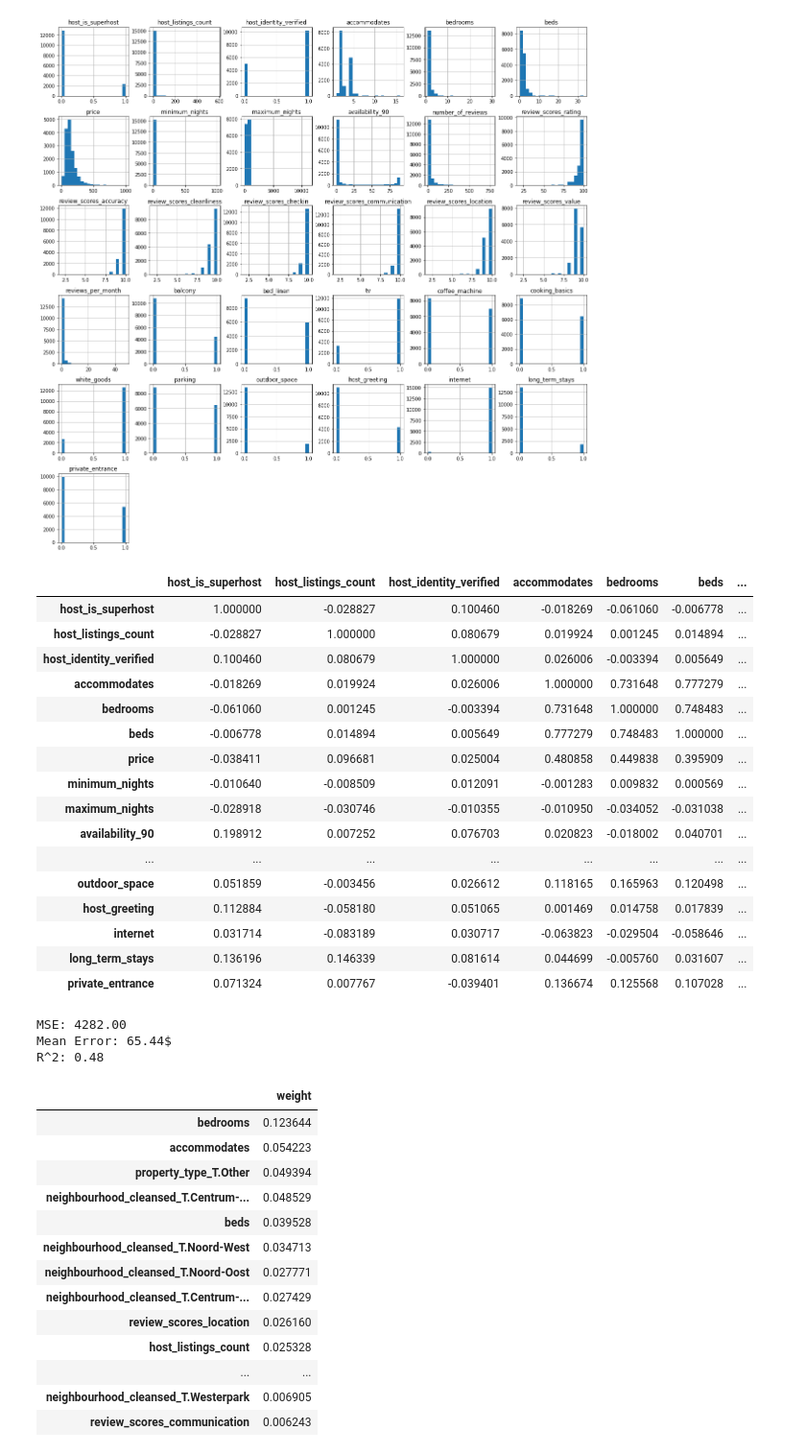
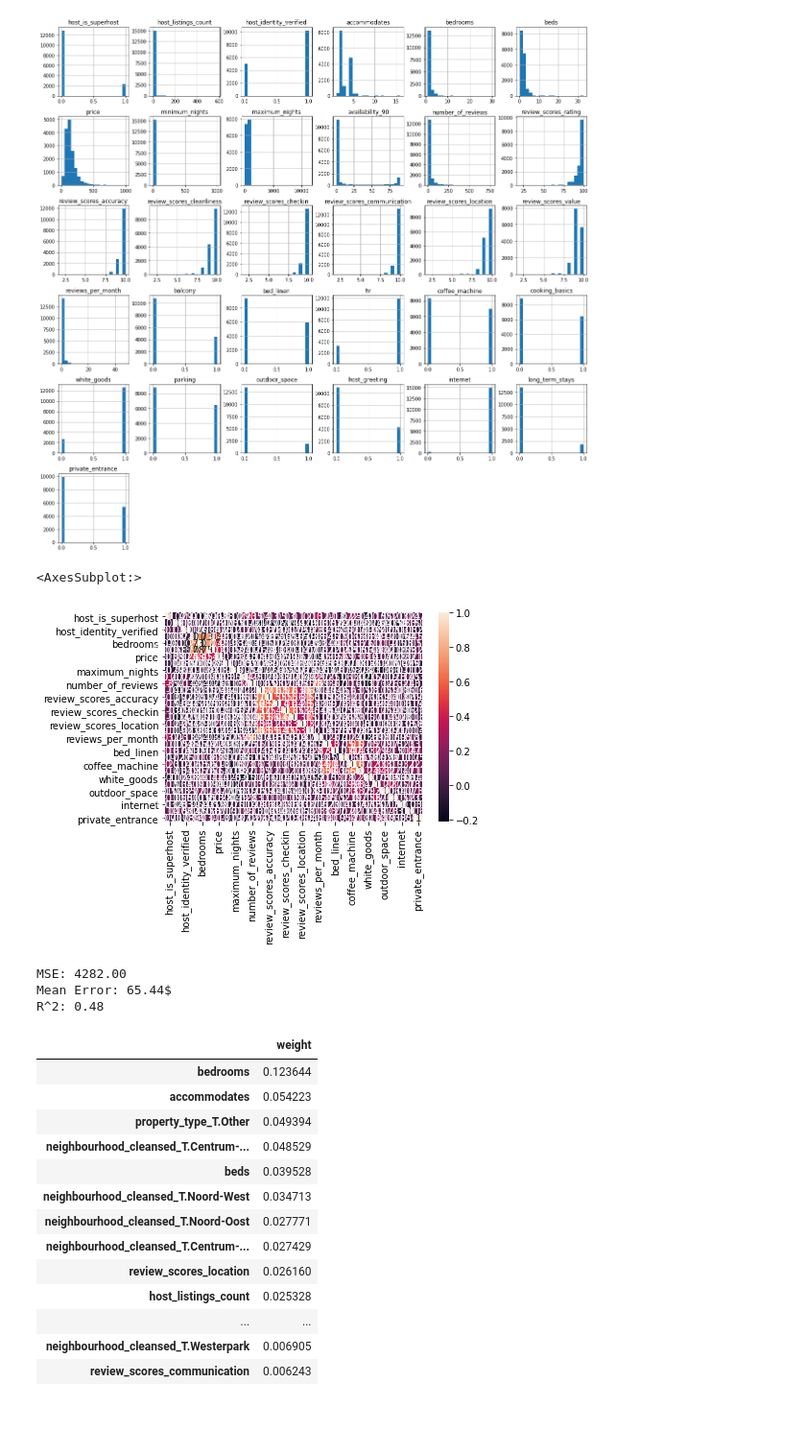
Before and after one commit to Tetawex/python_stuff, a Jupyter notebook: exploratory_analysis.ipynb, the cells around one changed output. Shown: that part at 96% size. Drawn from its saved outputs; the diff is of its cells as text; code cells hidden in the pictures; blank space fills up the shorter version.

Commit message:
seaborn corr

```diff
--- a/exploratory_analysis.ipynb
+++ b/exploratory_analysis.ipynb
@@ -312,25 +312,31 @@ ALL_BUT_TARGET_COLUMN = df.columns[df.columns != TARGET_COLUMN]
 # print(len(ALL_BUT_TARGET_COLUMN))
 
 # Пробуем кросс-валидацию???
+# %%
+from patsy import dmatrices
+import seaborn as sns
+
+# Уравнение регрессии
+equation = TARGET_COLUMN + ' ~ ' + (' + '.join(ALL_BUT_TARGET_COLUMN))
+
+y, X = dmatrices(equation, data=df, return_type='dataframe')
+
+renamer = lambda x: x.replace('[', '_').replace(']', '')
+
+y = y.rename(columns = renamer)
+X = X.rename(columns = renamer)
+
+sns.heatmap(df.corr(), annot = True)
+# %% [output]
+<AxesSubplot:>
+[figure, added]
 # %%
-from patsy import dmatrices
 from sklearn.metrics import mean_squared_error, r2_score
 from sklearn.model_selection import train_test_split
 from sklearn.model_selection import cross_val_score
 import xgboost as xgb
 import numpy as np
 
-# Уравнение регрессии
-equation = TARGET_COLUMN + ' ~ ' + (' + '.join(ALL_BUT_TARGET_COLUMN))
-
-y, X = dmatrices(equation, data=df, return_type='dataframe')
-
-renamer = lambda x: x.replace('[', '_').replace(']', '')
-
-y = y.rename(columns = renamer)
-X = X.rename(columns = renamer)
-
-display(df.corr())
 
 # Разбиваем выборку
 X_train, X_test, y_train, y_test = train_test_split(X, y, test_size=0.2, random_state=123)
@@ -371,23 +377,6 @@ print('R^2: %.2f' % r2)
 # plt.rcParams['figure.figsize'] = [50, 10]
 # plt.show()
 # %% [output]
-|  | host_is_superhost | host_listings_count | host_identity_verified | accommodates | bedrooms | beds | ... |
-| host_is_superhost | 1.000000 | -0.028827 | 0.100460 | -0.018269 | -0.061060 | -0.006778 | ... |
-| host_listings_count | -0.028827 | 1.000000 | 0.080679 | 0.019924 | 0.001245 | 0.014894 | ... |
-| host_identity_verified | 0.100460 | 0.080679 | 1.000000 | 0.026006 | -0.003394 | 0.005649 | ... |
-| accommodates | -0.018269 | 0.019924 | 0.026006 | 1.000000 | 0.731648 | 0.777279 | ... |
-| bedrooms | -0.061060 | 0.001245 | -0.003394 | 0.731648 | 1.000000 | 0.748483 | ... |
-| beds | -0.006778 | 0.014894 | 0.005649 | 0.777279 | 0.748483 | 1.000000 | ... |
-| price | -0.038411 | 0.096681 | 0.025004 | 0.480858 | 0.449838 | 0.395909 | ... |
-| minimum_nights | -0.010640 | -0.008509 | 0.012091 | -0.001283 | 0.009832 | 0.000569 | ... |
-| maximum_nights | -0.028918 | -0.030746 | -0.010355 | -0.010950 | -0.034052 | -0.031038 | ... |
-| availability_90 | 0.198912 | 0.007252 | 0.076703 | 0.020823 | -0.018002 | 0.040701 | ... |
-| ... | ... | ... | ... | ... | ... | ... | ... |
-| outdoor_space | 0.051859 | -0.003456 | 0.026612 | 0.118165 | 0.165963 | 0.120498 | ... |
-| host_greeting | 0.112884 | -0.058180 | 0.051065 | 0.001469 | 0.014758 | 0.017839 | ... |
-| internet | 0.031714 | -0.083189 | 0.030717 | -0.063823 | -0.029504 | -0.058646 | ... |
-| long_term_stays | 0.136196 | 0.146339 | 0.081614 | 0.044699 | -0.005760 | 0.031607 | ... |
-| private_entrance | 0.071324 | 0.007767 | -0.039401 | 0.136674 | 0.125568 | 0.107028 | ... |
 MSE: 4282.00
 Mean Error: 65.44$
 R^2: 0.48
```
